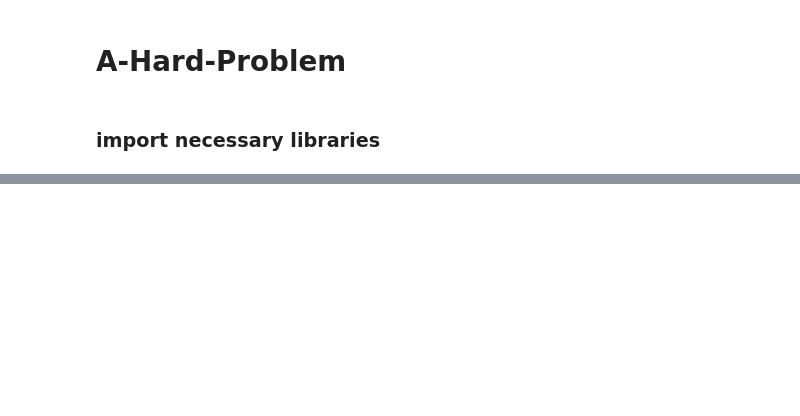
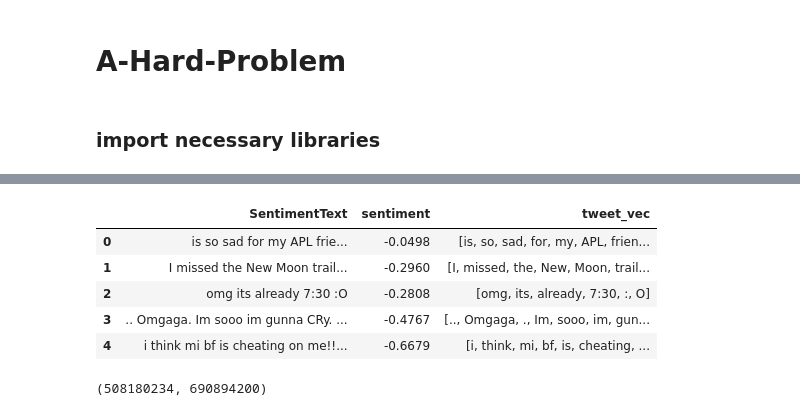
Before and after one commit to slucasmyer/A-Hard-Problem, a Jupyter notebook: Untitled.ipynb, the cells around one changed output, grey strips where cells are left out. Drawn from its saved outputs; the diff is of its cells as text; code cells hidden in the pictures; blank space fills up the shorter version.

```diff
--- a/Untitled.ipynb
+++ b/Untitled.ipynb
@@ -132,0 +108,12 @@ all_words = ' '.join(test_df['SentimentText'].values)
+# %%
+#tokenize tweets
+df['tweet_vec'] = df['SentimentText'].map(nltk.word_tokenize)
+# %%
+df.head()
+# %% [output]
+|  | SentimentText | sentiment | tweet_vec |
+| 0 | is so sad for my APL frie... | -0.0498 | [is, so, sad, for, my, APL, frien... |
+| 1 | I missed the New Moon trail... | -0.2960 | [I, missed, the, New, Moon, trail... |
+| 2 | omg its already 7:30 :O | -0.2808 | [omg, its, already, 7:30, :, O] |
+| 3 | .. Omgaga. Im sooo im gunna CRy. ... | -0.4767 | [.., Omgaga, ., Im, sooo, im, gun... |
+| 4 | i think mi bf is cheating on me!!... | -0.6679 | [i, think, mi, bf, is, cheating, ... |
@@ -132,0 +125,5 @@ all_words = ' '.join(test_df['SentimentText'].values)
+# %%
+#train the w2v model
+w2v_model.train(data, total_examples=w2v_model.corpus_count, epochs=100)
+# %% [output]
+(508180234, 690894200)
```
Also changed, not shown: parts of 79 cells of this notebook.
